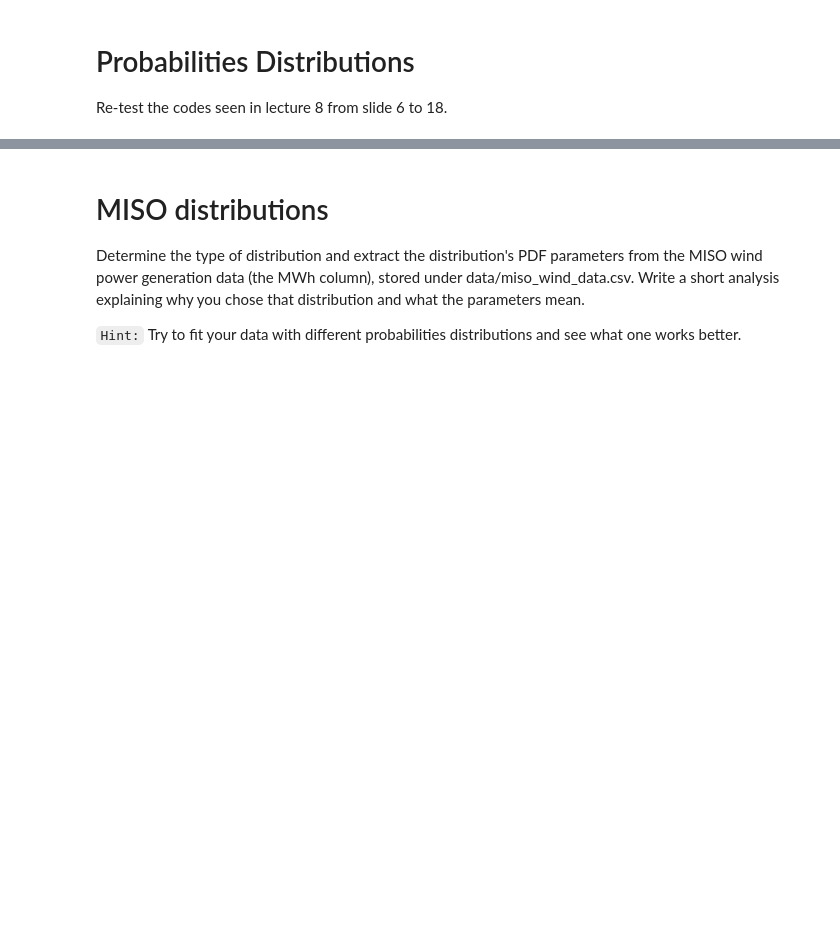
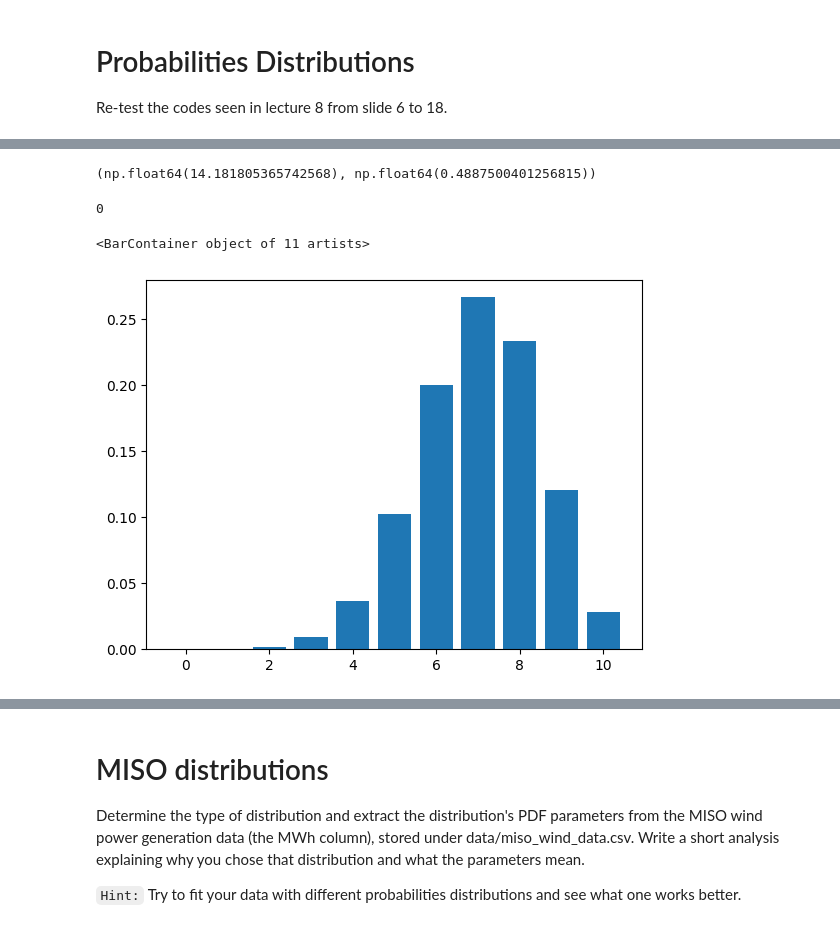
Before and after one commit to HossemCharrak/data-science-labs-8, a Jupyter notebook: SEDS_Lab8.ipynb, the cells around one changed output, grey strips where cells are left out. Drawn from its saved outputs; the diff is of its cells as text; code cells hidden in the pictures; blank space fills up the shorter version.

```diff
--- a/SEDS_Lab8.ipynb
+++ b/SEDS_Lab8.ipynb
@@ -27,0 +83,4 @@ Re-test the codes seen in lecture 8 from slide 6 to 18.
+# %%
+import pandas as pd
+df = pd.read_csv('data/solar_cell_efficiencies.csv')
+df.describe()
@@ -27,0 +97,14 @@ Re-test the codes seen in lecture 8 from slide 6 to 18.
+# %%
+scipy.stats.norm.fit(df['efficiency'])
+# %% [output]
+(np.float64(14.181805365742568), np.float64(0.4887500401256815))
+# %%
+scipy.stats.bernoulli(p=0.7).rvs()
+# %% [output]
+0
+# %%
+binom_dist = scipy.stats.binom(p=0.7, n=10)
+plt.bar(range(11), binom_dist.pmf(k=range(11)))
+# %% [output]
+<BarContainer object of 11 artists>
+[figure, added]
```
Also changed, not shown: parts of 14 cells of this notebook.
